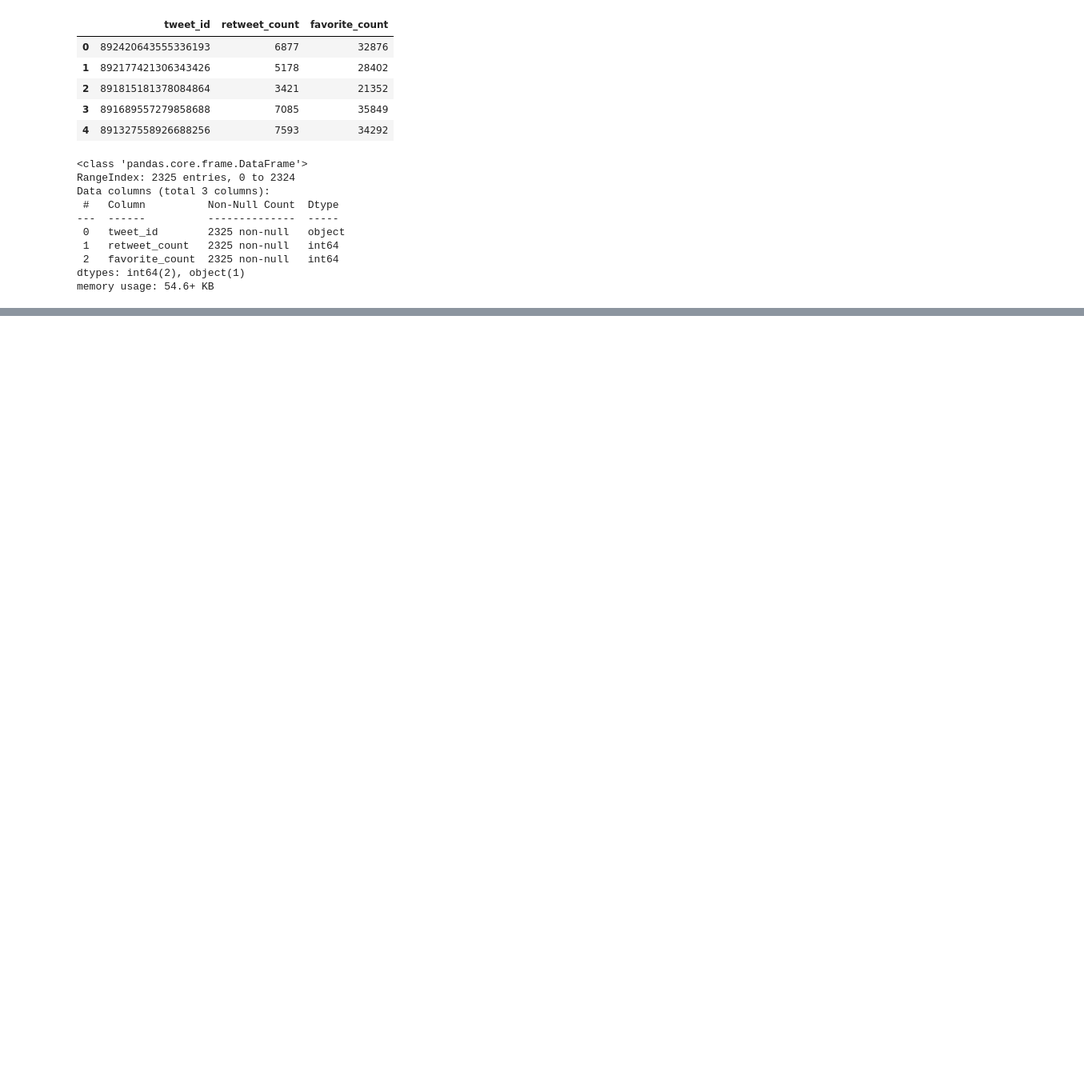
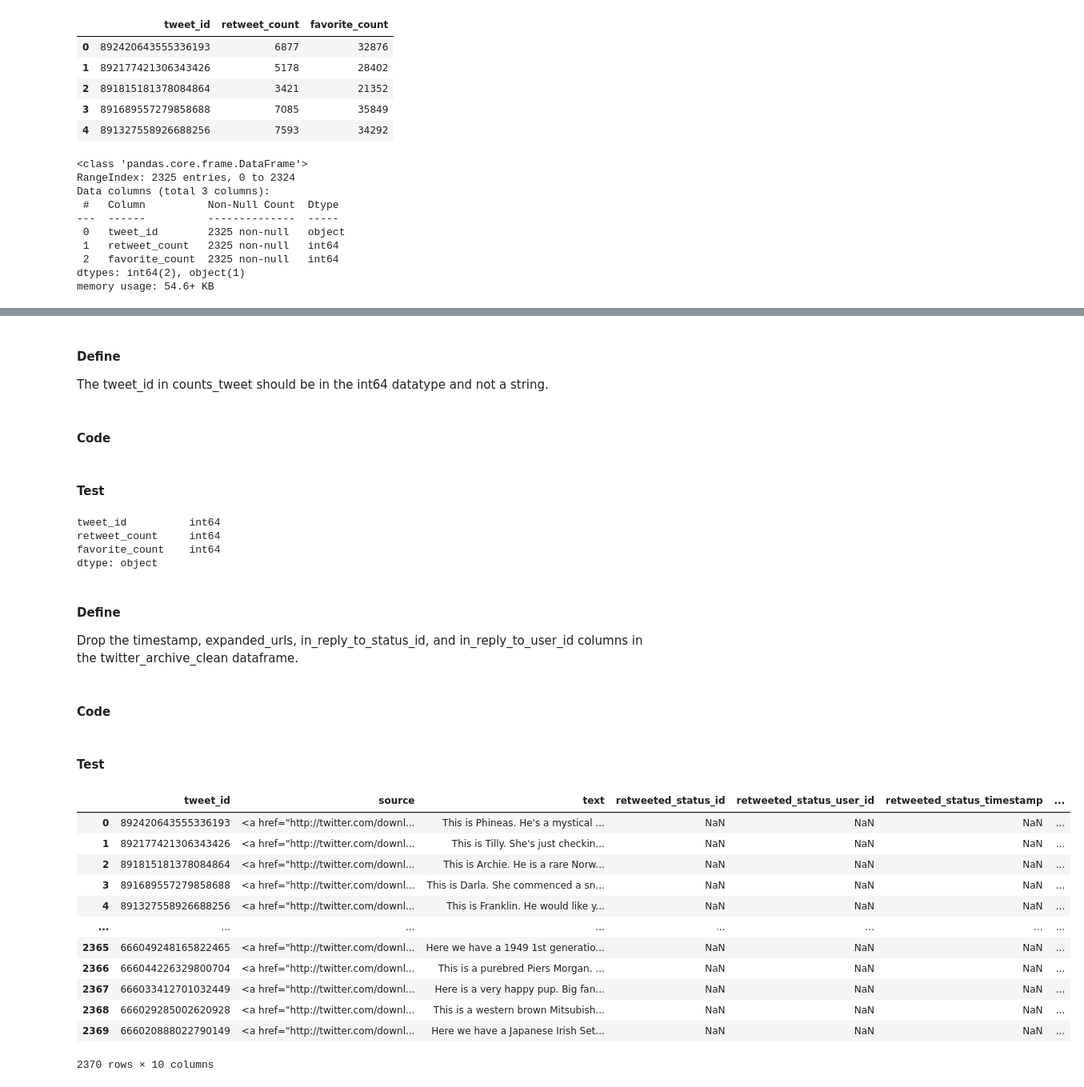
Before and after one commit to Emekadavid/weratedogs_twitter_archive, a Jupyter notebook: notebook.ipynb, the cells around one changed output, grey strips where cells are left out. Shown at 80% size. Saved outputs shown, nothing was run; the diff lists cells and outputs as text; code cells hidden in the pictures; blank space fills up the shorter version.

```diff
--- a/notebook.ipynb
+++ b/notebook.ipynb
@@ -341,0 +408,4 @@ Counts_tweet
+# %%
+# remove all the rows with value None
+dog_stage_nonull = dog_stage[dog_stage['value'] != "None"]
+dog_stage_nonull.value.value_counts()
@@ -341,0 +435,3 @@ Counts_tweet
+# %%
+# merge this with the original dataframe, twitter_archive_clean using left join
+twitter_archive_clean = pd.merge(twitter_archive_clean, dog_stage_nonull, on="tweet_id", how="left")
@@ -341,0 +457,3 @@ Counts_tweet
+# %%
+# I will now remove all the columns that were used in the dog stage melting, except dog_stage
+twitter_archive_clean = twitter_archive_clean.drop(["doggo","floofer","pupper","puppo",	"value"], axis=1)
@@ -341,0 +514,5 @@ Counts_tweet
+# %% [markdown]
+#### Define
+The tweet_id in counts_tweet should be in the int64 datatype and not a string.
+# %% [markdown]
+#### Code
@@ -341,0 +521,34 @@ Counts_tweet
+# %% [markdown]
+#### Test
+# %%
+counts_tweet_clean.dtypes
+# %% [output]
+tweet_id          int64
+retweet_count     int64
+favorite_count    int64
+dtype: object
+# %% [markdown]
+#### Define
+Drop the timestamp, expanded_urls, in_reply_to_status_id, and in_reply_to_user_id columns in the twitter_archive_clean dataframe.
+# %% [markdown]
+#### Code
+# %%
+twitter_archive_clean.drop(["expanded_urls", "timestamp", "in_reply_to_status_id", "in_reply_to_user_id"], axis=1, inplace=True)
+# %% [markdown]
+#### Test
+# %%
+twitter_archive_clean
+# %% [output]
+|  | tweet_id | source | text | retweeted_status_id | retweeted_status_user_id | retweeted_status_timestamp | ... |
+| 0 | 892420643555336193 | <a href="http://twitter.com/downl... | This is Phineas. He's a mystical ... | NaN | NaN | NaN | ... |
+| 1 | 892177421306343426 | <a href="http://twitter.com/downl... | This is Tilly. She's just checkin... | NaN | NaN | NaN | ... |
+| 2 | 891815181378084864 | <a href="http://twitter.com/downl... | This is Archie. He is a rare Norw... | NaN | NaN | NaN | ... |
+| 3 | 891689557279858688 | <a href="http://twitter.com/downl... | This is Darla. She commenced a sn... | NaN | NaN | NaN | ... |
+| 4 | 891327558926688256 | <a href="http://twitter.com/downl... | This is Franklin. He would like y... | NaN | NaN | NaN | ... |
+| ... | ... | ... | ... | ... | ... | ... | ... |
+| 2365 | 666049248165822465 | <a href="http://twitter.com/downl... | Here we have a 1949 1st generatio... | NaN | NaN | NaN | ... |
+| 2366 | 666044226329800704 | <a href="http://twitter.com/downl... | This is a purebred Piers Morgan. ... | NaN | NaN | NaN | ... |
+| 2367 | 666033412701032449 | <a href="http://twitter.com/downl... | Here is a very happy pup. Big fan... | NaN | NaN | NaN | ... |
+| 2368 | 666029285002620928 | <a href="http://twitter.com/downl... | This is a western brown Mitsubish... | NaN | NaN | NaN | ... |
+| 2369 | 666020888022790149 | <a href="http://twitter.com/downl... | Here we have a Japanese Irish Set... | NaN | NaN | NaN | ... |
+2370 rows × 10 columns
```
Also changed, not shown: parts of 69 cells of this notebook, 1 other file.
